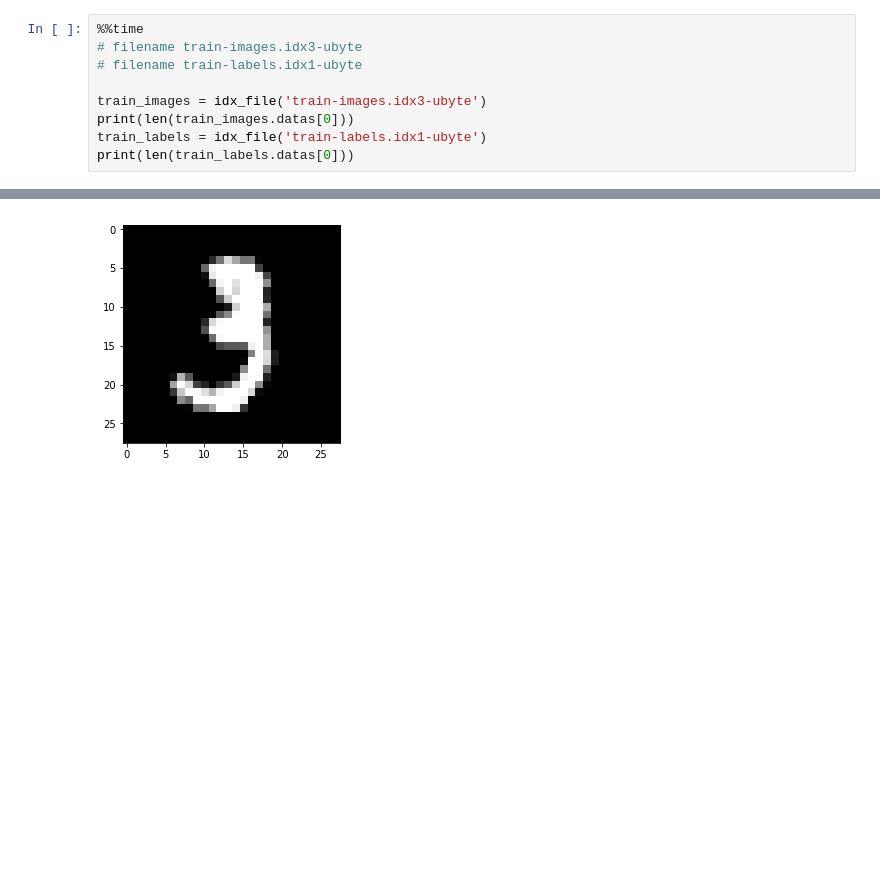
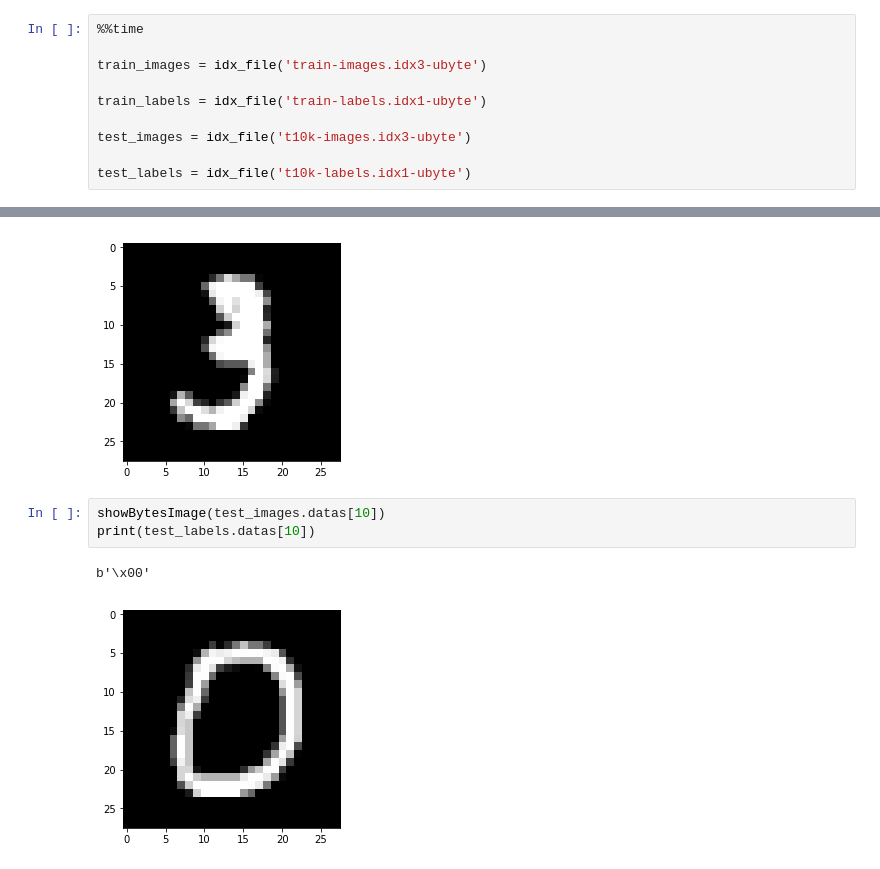
Before and after one commit to csielee/2018ML, a Jupyter notebook: HW2/HW2.ipynb, the cells around one changed output, grey strips where cells are left out. Drawn from its saved outputs; the diff is of its cells as text; blank space fills up the shorter version.

```diff
--- a/HW2/HW2.ipynb
+++ b/HW2/HW2.ipynb
@@ -39,11 +39,12 @@ class idx_file():
                 self.datas.append(item)
 # %%
 %%time
-# filename train-images.idx3-ubyte
-# filename train-labels.idx1-ubyte
 
 train_images = idx_file('train-images.idx3-ubyte')
-print(len(train_images.datas[0]))
+
 train_labels = idx_file('train-labels.idx1-ubyte')
-print(len(train_labels.datas[0]))
+
+test_images = idx_file('t10k-images.idx3-ubyte')
+
+test_labels = idx_file('t10k-labels.idx1-ubyte')
 # %% [output]
@@ -61,3 +60,9 @@ print(train_labels.datas[10])
 # %% [output]
 b'\x03'
 [figure]
+# %%
+showBytesImage(test_images.datas[10])
+print(test_labels.datas[10])
+# %% [output]
+b'\x00'
+[figure, added]
```
Also changed, not shown: parts of 14 cells of this notebook.
